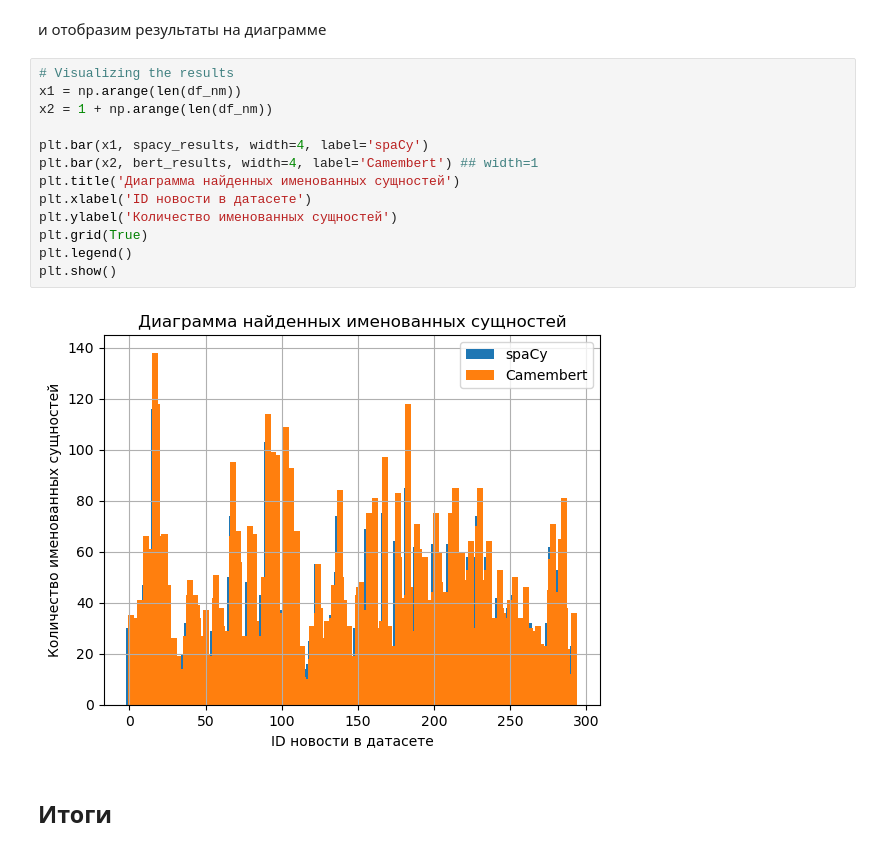
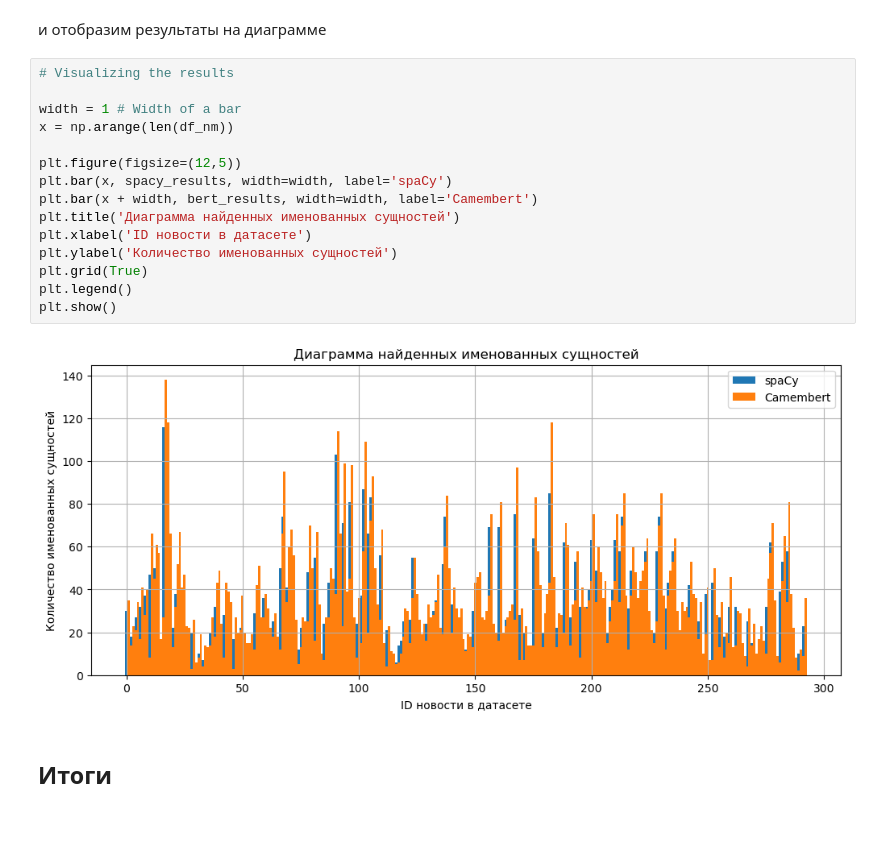
Before and after one commit to DzenGarden/Otus-ML, a Jupyter notebook: otus-nlp/Project/NER.for.news.dataset.ipynb, the cells around one changed output. Saved outputs shown, nothing was run; the diff lists cells and outputs as text; blank space fills up the shorter version.

```diff
--- a/otus-nlp/Project/NER.for.news.dataset.ipynb
+++ b/otus-nlp/Project/NER.for.news.dataset.ipynb
@@ -615,19 +739,21 @@ len(bert_results), len(spacy_results)
 и отобразим результаты на диаграмме
 # %%
 # Visualizing the results
-x1 = np.arange(len(df_nm))
-x2 = 1 + np.arange(len(df_nm))
 
-plt.bar(x1, spacy_results, width=4, label='spaCy')
-plt.bar(x2, bert_results, width=4, label='Camembert') ## width=1
+width = 1 # Width of a bar
+x = np.arange(len(df_nm))
+
+plt.figure(figsize=(12,5))
+plt.bar(x, spacy_results, width=width, label='spaCy')
+plt.bar(x + width, bert_results, width=width, label='Camembert')
 plt.title('Диаграмма найденных именованных сущностей')
 plt.xlabel('ID новости в датасете')
 plt.ylabel('Количество именованных сущностей')
 plt.grid(True)
 plt.legend()
 plt.show()
 # %% [output]
-[figure, old version]
+[figure, new version]
 # %% [markdown]
 ## Итоги
 # %% [markdown]
```
Also changed, not shown: parts of 20 cells of this notebook.
